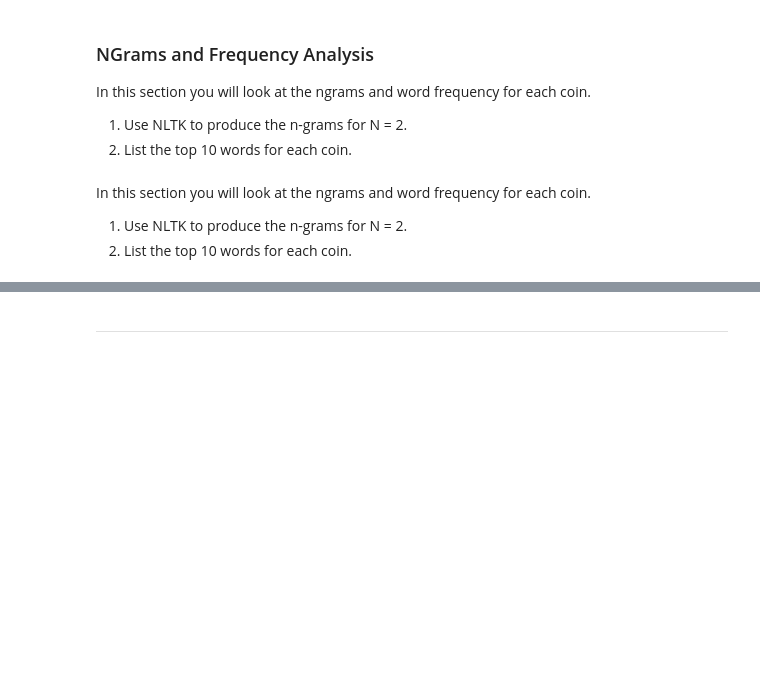
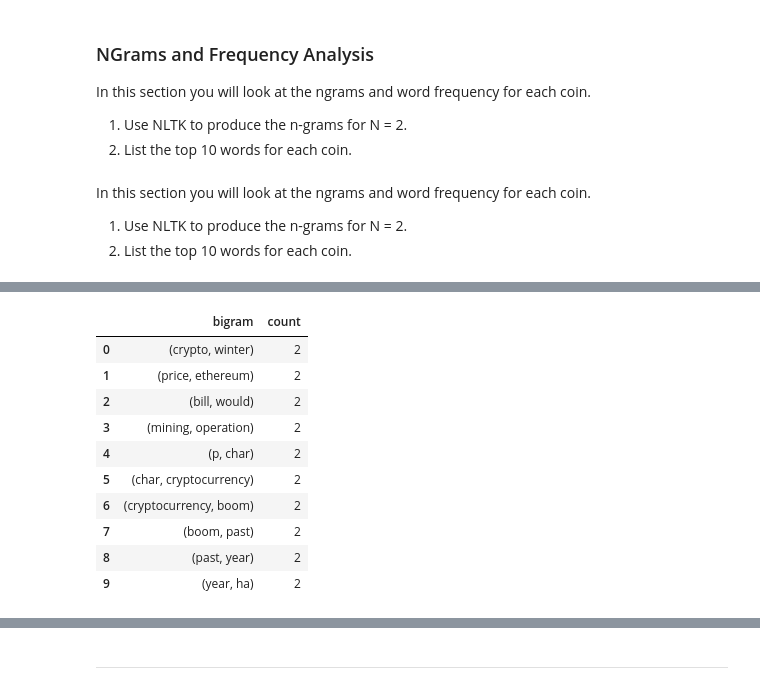
Before and after one commit to JamelBoyer/Homework-12-Tales-from-the-Crypto, a Jupyter notebook: Instructions/Starter_Code/crypto_sentiment.ipynb, the cells around one changed output, grey strips where cells are left out. Saved outputs shown, nothing was run; the diff lists cells and outputs as text; code cells hidden in the pictures; blank space fills up the shorter version.

```diff
--- a/Instructions/Starter_Code/crypto_sentiment.ipynb
+++ b/Instructions/Starter_Code/crypto_sentiment.ipynb
@@ -327,5 +327,20 @@ word_counter(Bitcoin_df)
 # %%
 # Generate the Ethereum N-grams where N=2
-# YOUR CODE HERE!
+
+#Created a function above that generates generates the N-grams where N=2
+
+word_counter(Ethereum_df)
+# %% [output]
+|  | bigram | count |
+| 0 | (crypto, winter) | 2 |
+| 1 | (price, ethereum) | 2 |
+| 2 | (bill, would) | 2 |
+| 3 | (mining, operation) | 2 |
+| 4 | (p, char) | 2 |
+| 5 | (char, cryptocurrency) | 2 |
+| 6 | (cryptocurrency, boom) | 2 |
+| 7 | (boom, past) | 2 |
+| 8 | (past, year) | 2 |
+| 9 | (year, ha) | 2 |
 # %%
 # Function token_count generates the top 10 words for a given coin
```
Also changed, not shown: parts of 31 cells of this notebook.
